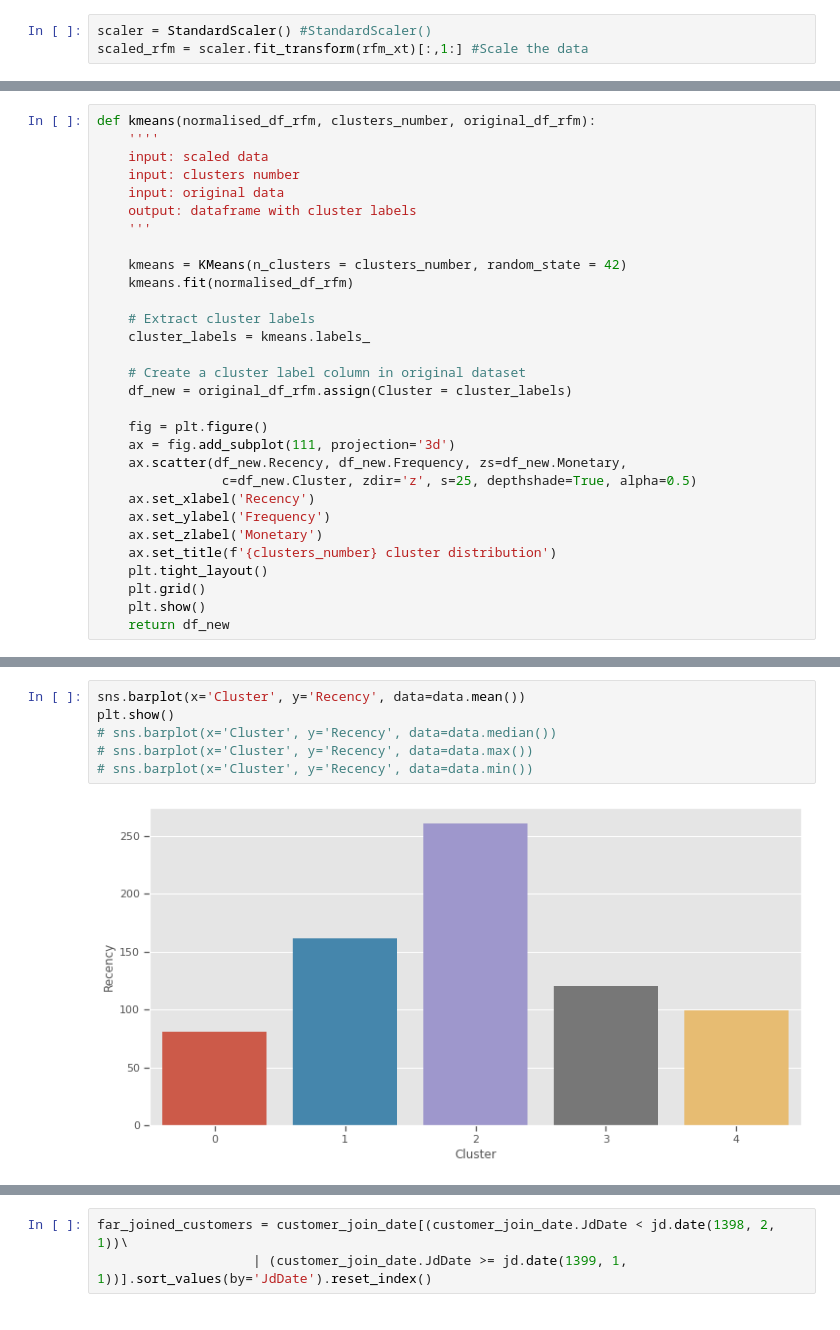
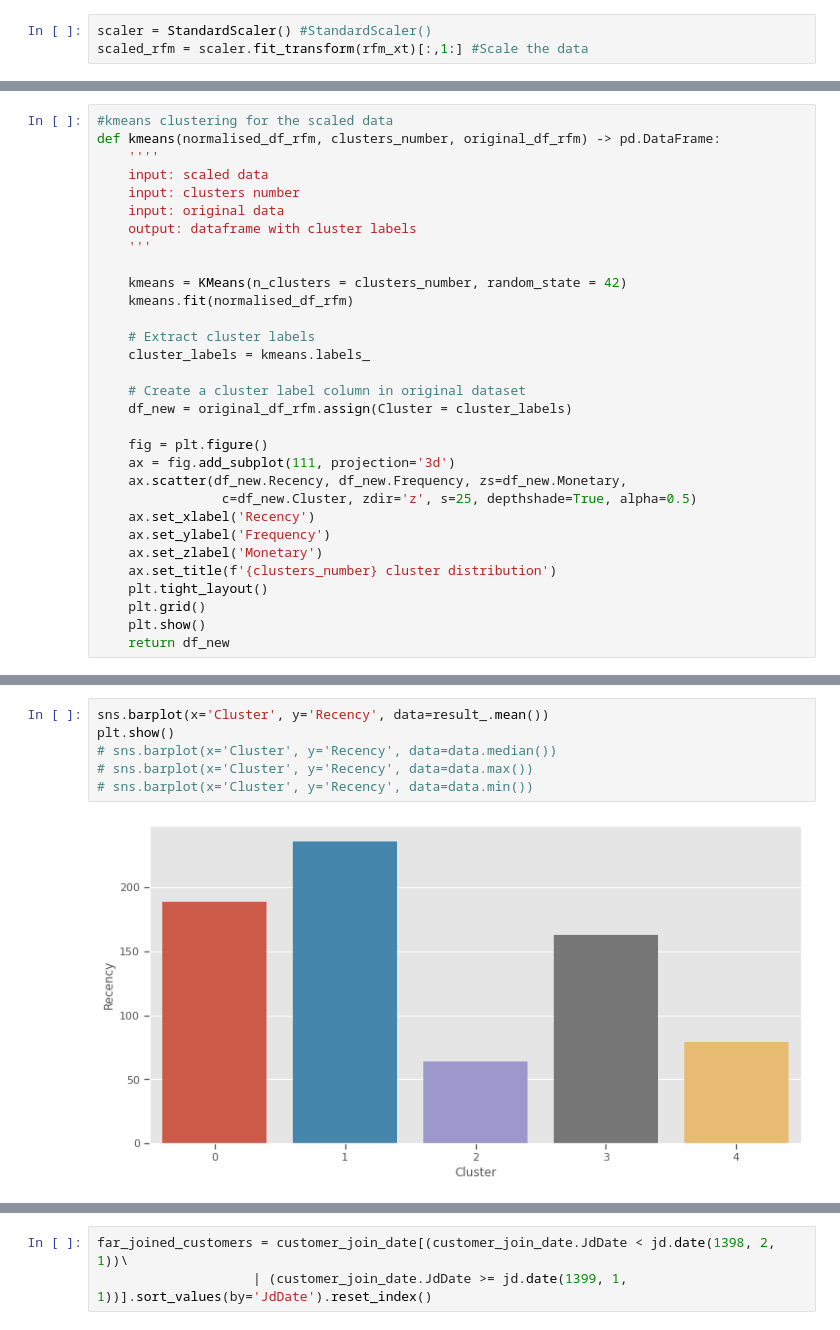
Before and after one commit to alephba/interview_tasks, a Jupyter notebook: src/notebook.ipynb, the cells around one changed output, grey strips where cells are left out. Drawn from its saved outputs; the diff is of its cells as text.

```diff
--- a/src/notebook.ipynb
+++ b/src/notebook.ipynb
@@ -487,5 +482,6 @@ plt.show()
 # %%
-def kmeans(normalised_df_rfm, clusters_number, original_df_rfm):
+#kmeans clustering for the scaled data
+def kmeans(normalised_df_rfm, clusters_number, original_df_rfm) -> pd.DataFrame:
     ''''
     input: scaled data
     input: clusters number
@@ -630,10 +645,10 @@ result_[['Recency']].describe().drop(columns=[('Recency', 'count'), ('Recency',
 Name: (Recency, mean), dtype: float64
 # %%
-sns.barplot(x='Cluster', y='Recency', data=data.mean())
+sns.barplot(x='Cluster', y='Recency', data=result_.mean())
 plt.show()
 # sns.barplot(x='Cluster', y='Recency', data=data.median())
 # sns.barplot(x='Cluster', y='Recency', data=data.max())
 # sns.barplot(x='Cluster', y='Recency', data=data.min())
 # %% [output]
-[figure, old version]
+[figure, new version]
 # %% [markdown]
```
Also changed, not shown: parts of 43 cells of this notebook.
